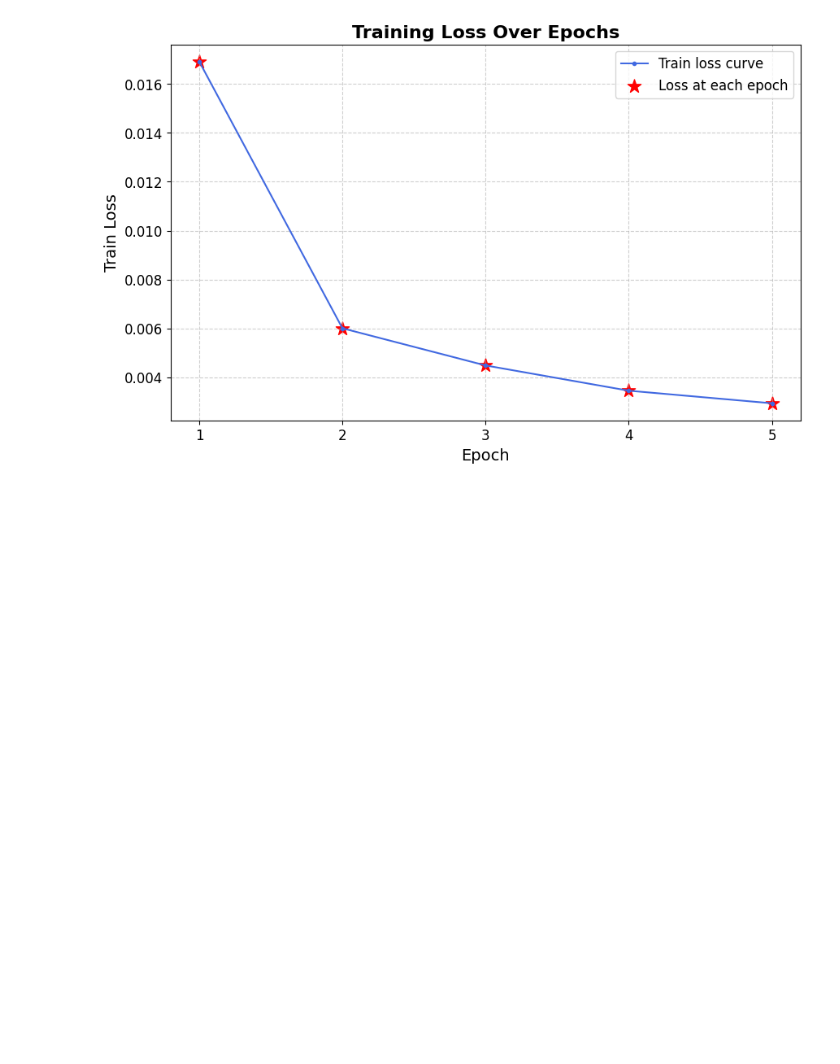
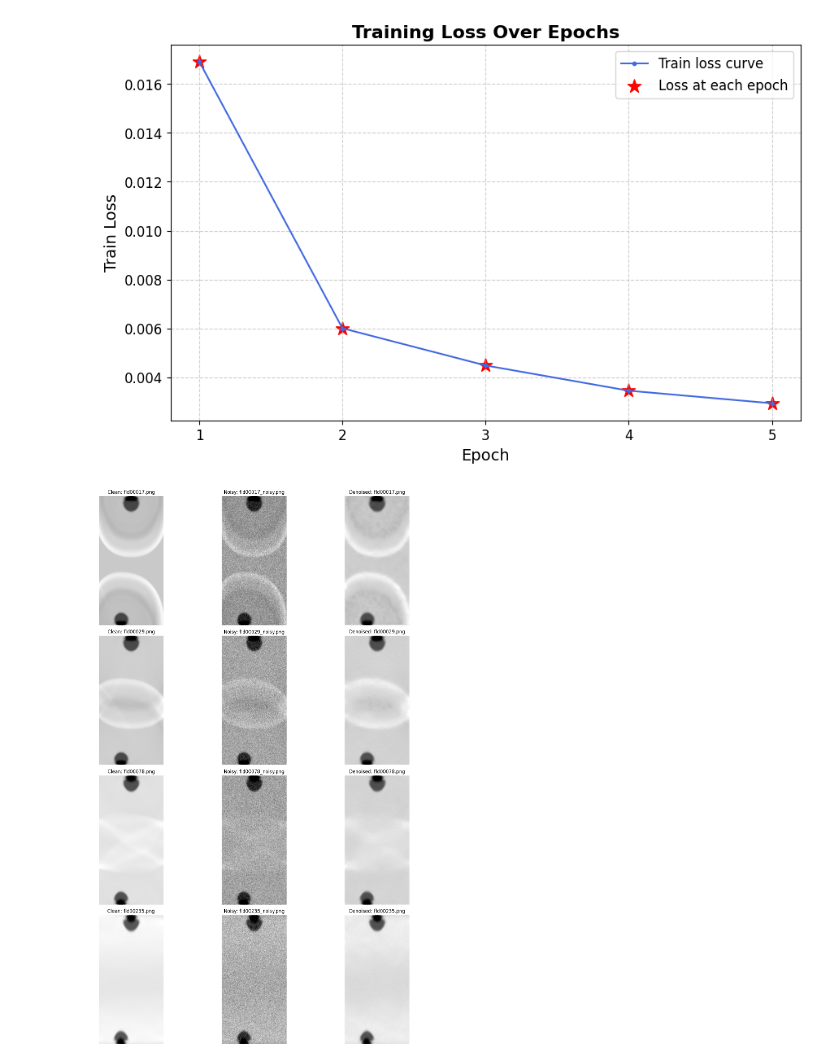
Before and after one commit to vladGromill/Comparison-of-images-of-shock-wave-propagation, a Jupyter notebook: adaptive_U-net.ipynb, the cells around one changed output. Drawn from its saved outputs; the diff is of its cells as text; code cells hidden in the pictures; blank space fills up the shorter version.

```diff
--- a/adaptive_U-net.ipynb
+++ b/adaptive_U-net.ipynb
@@ -395,9 +392,10 @@ plt.show()
 # %% [output]
 [figure]
 # %%
+epoch = 2
 model = AdaptiveUNetAttencion(in_channels=1, out_channels=1)
 
-model.load_state_dict(torch.load("checkpoint_epoch_2.pth")['model_state_dict'])
+model.load_state_dict(torch.load(f"checkpoint_epoch_{epoch}.pth")['model_state_dict'])
 model.eval()
 
 def predict(image_path, model, device='cpu'):
@@ -406,3 +404,40 @@ def predict(image_path, model, device='cpu'):
     with torch.no_grad():
         output = model(image_tensor)
     return transforms.ToPILImage()(output.squeeze(0).cpu())
+# %%
+PATH_TO_TRAIN = Path(os.getcwd(), 'project_C++', 'Code', 'results_pictures_dataset')
+list_images = ['fld00017_noisy.png', 'fld00029_noisy.png', 'fld00078_noisy.png', 'fld00235_noisy.png']
+
+n_images = len(list_images)
+fig, axes = plt.subplots(nrows=n_images, ncols=3, figsize=(15, 5 * n_images))
+
+if n_images == 1:
+    axes = [axes]
+
+for i, noisy_filename in enumerate(list_images):
+    clean_filename = noisy_filename.replace('_noisy', '')
+
+    noisy_path = Path(PATH_TO_TRAIN, noisy_filename)
+    clean_path = Path(PATH_TO_TRAIN, clean_filename)
+
+    clean_img = Image.open(clean_path).convert('L')
+    noisy_img = Image.open(noisy_path).convert('L')
+
+    denoised_img = predict(noisy_path, model)
+
+    axes[i][0].imshow(clean_img, cmap='gray')
+    axes[i][0].set_title(f"Clean: {clean_filename}")
+    axes[i][0].axis('off')
+
+    axes[i][1].imshow(noisy_img, cmap='gray')
+    axes[i][1].set_title(f"Noisy: {noisy_filename}")
+    axes[i][1].axis('off')
+
+    axes[i][2].imshow(denoised_img, cmap='gray')
+    axes[i][2].set_title(f"Denoised: {clean_filename}")
+    axes[i][2].axis('off')
+
+plt.tight_layout()
+plt.show()
+# %% [output]
+[figure, added]
```
Also changed, not shown: parts of 5 cells of this notebook.
